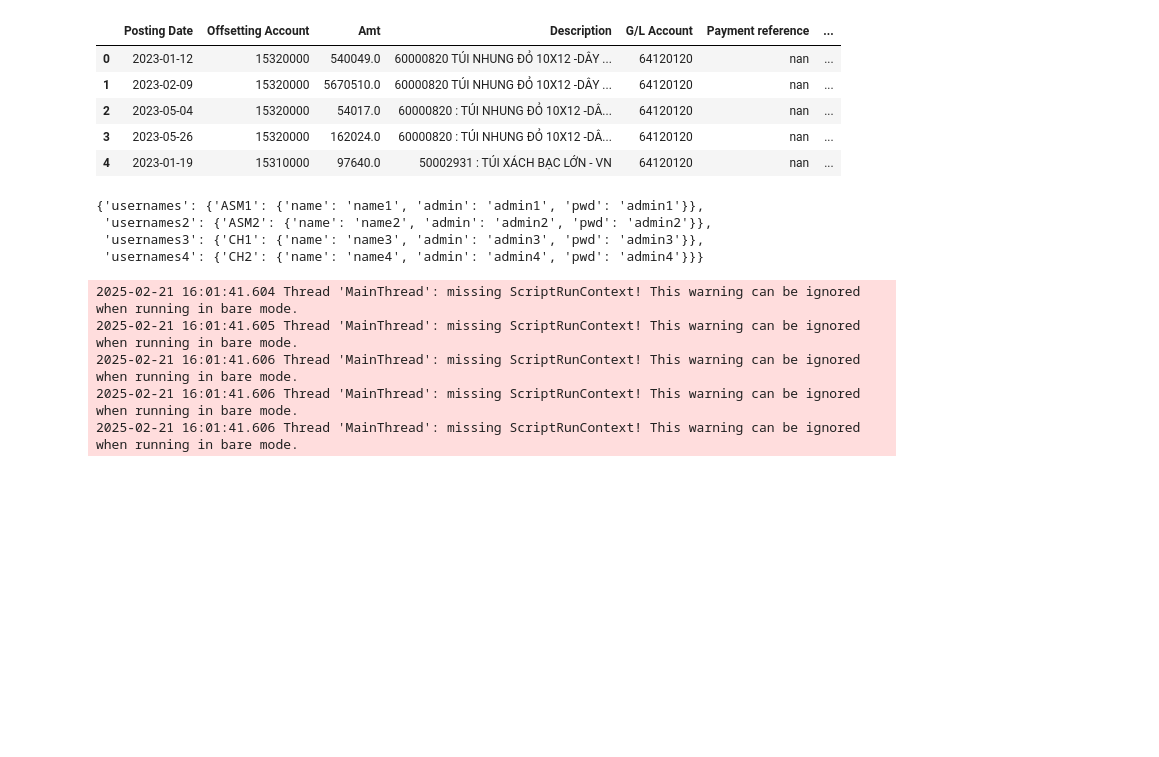
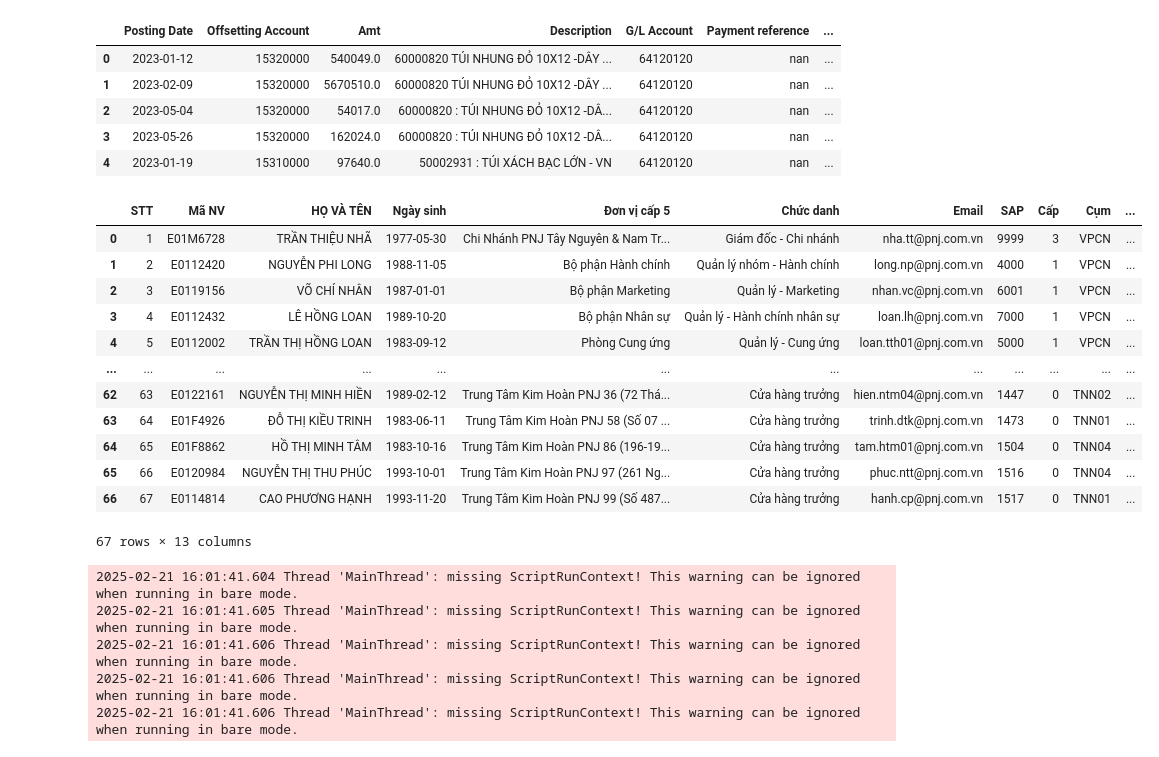
Before and after one commit to Huynh-Tr/report, a Jupyter notebook: dthu.ipynb, the cells around one changed output. Saved outputs shown, nothing was run; the diff lists cells and outputs as text; code cells hidden in the pictures; blank space fills up the shorter version.

```diff
--- a/dthu.ipynb
+++ b/dthu.ipynb
@@ -42,19 +44,28 @@ df.head()
 | 2 | 2023-05-04 | 15320000 | 54017.0 | 60000820 : TÚI NHUNG ĐỎ 10X12 -DÂ... | 64120120 | nan | ... |
 | 3 | 2023-05-26 | 15320000 | 162024.0 | 60000820 : TÚI NHUNG ĐỎ 10X12 -DÂ... | 64120120 | nan | ... |
 | 4 | 2023-01-19 | 15310000 | 97640.0 | 50002931 : TÚI XÁCH BẠC LỚN - VN | 64120120 | nan | ... |
-# %%
-credentials = {
-    'name1': 'pwd1',
-    'name2': 'pwd2',
-    'name3': 'pwd3',
-}
-
-credentials
-# %% [output]
-{'usernames': {'ASM1': {'name': 'name1', 'admin': 'admin1', 'pwd': 'admin1'}},
- 'usernames2': {'ASM2': {'name': 'name2', 'admin': 'admin2', 'pwd': 'admin2'}},
- 'usernames3': {'CH1': {'name': 'name3', 'admin': 'admin3', 'pwd': 'admin3'}},
- 'usernames4': {'CH2': {'name': 'name4', 'admin': 'admin4', 'pwd': 'admin4'}}}
+# %%
+import pandas as pd
+
+p = r'D:\pnj.com.vn\HuynhTN - Documents\Project\streamlit\dims\dsql.xlsx'
+df = pd.read_excel(p)
+df['user'] = df['Email'].str.split('@').str[0]
+df['pwd'] = [str(i) for i in range(len(df))]
+df
+# %% [output]
+|  | STT | Mã NV | HỌ VÀ TÊN | Ngày sinh | Ðơn vị cấp 5 | Chức danh | Email | SAP | Cấp | Cụm | ... |
+| 0 | 1 | E01M6728 | TRẦN THIỆU NHÃ | 1977-05-30 | Chi Nhánh PNJ Tây Nguyên & Nam Tr... | Giám đốc - Chi nhánh | nha.tt@pnj.com.vn | 9999 | 3 | VPCN | ... |
+| 1 | 2 | E0112420 | NGUYỄN PHI LONG | 1988-11-05 | Bộ phận Hành chính | Quản lý nhóm - Hành chính | long.np@pnj.com.vn | 4000 | 1 | VPCN | ... |
+| 2 | 3 | E0119156 | VÕ CHÍ NHÂN | 1987-01-01 | Bộ phận Marketing | Quản lý - Marketing | nhan.vc@pnj.com.vn | 6001 | 1 | VPCN | ... |
+| 3 | 4 | E0112432 | LÊ HỒNG LOAN | 1989-10-20 | Bộ phận Nhân sự | Quản lý - Hành chính nhân sự | loan.lh@pnj.com.vn | 7000 | 1 | VPCN | ... |
+| 4 | 5 | E0112002 | TRẦN THỊ HỒNG LOAN | 1983-09-12 | Phòng Cung ứng | Quản lý - Cung ứng | loan.tth01@pnj.com.vn | 5000 | 1 | VPCN | ... |
+| ... | ... | ... | ... | ... | ... | ... | ... | ... | ... | ... | ... |
+| 62 | 63 | E0122161 | NGUYỄN THỊ MINH HIỀN | 1989-02-12 | Trung Tâm Kim Hoàn PNJ 36 (72 Thá... | Cửa hàng trưởng | hien.ntm04@pnj.com.vn | 1447 | 0 | TNN02 | ... |
+| 63 | 64 | E01F4926 | ĐỖ THỊ KIỀU TRINH | 1983-06-11 | Trung Tâm Kim Hoàn PNJ 58 (Số 07 ... | Cửa hàng trưởng | trinh.dtk@pnj.com.vn | 1473 | 0 | TNN01 | ... |
+| 64 | 65 | E01F8862 | HỒ THỊ MINH TÂM | 1983-10-16 | Trung Tâm Kim Hoàn PNJ 86 (196-19... | Cửa hàng trưởng | tam.htm01@pnj.com.vn | 1504 | 0 | TNN04 | ... |
+| 65 | 66 | E0120984 | NGUYỄN THỊ THU PHÚC | 1993-10-01 | Trung Tâm Kim Hoàn PNJ 97 (261 Ng... | Cửa hàng trưởng | phuc.ntt@pnj.com.vn | 1516 | 0 | TNN04 | ... |
+| 66 | 67 | E0114814 | CAO PHƯƠNG HẠNH | 1993-11-20 | Trung Tâm Kim Hoàn PNJ 99 (Số 487... | Cửa hàng trưởng | hanh.cp@pnj.com.vn | 1517 | 0 | TNN01 | ... |
+67 rows × 13 columns
 # %%
 import yagmail
 import streamlit as st
```
Also changed, not shown: parts of 3 cells of this notebook, 1 other file.
